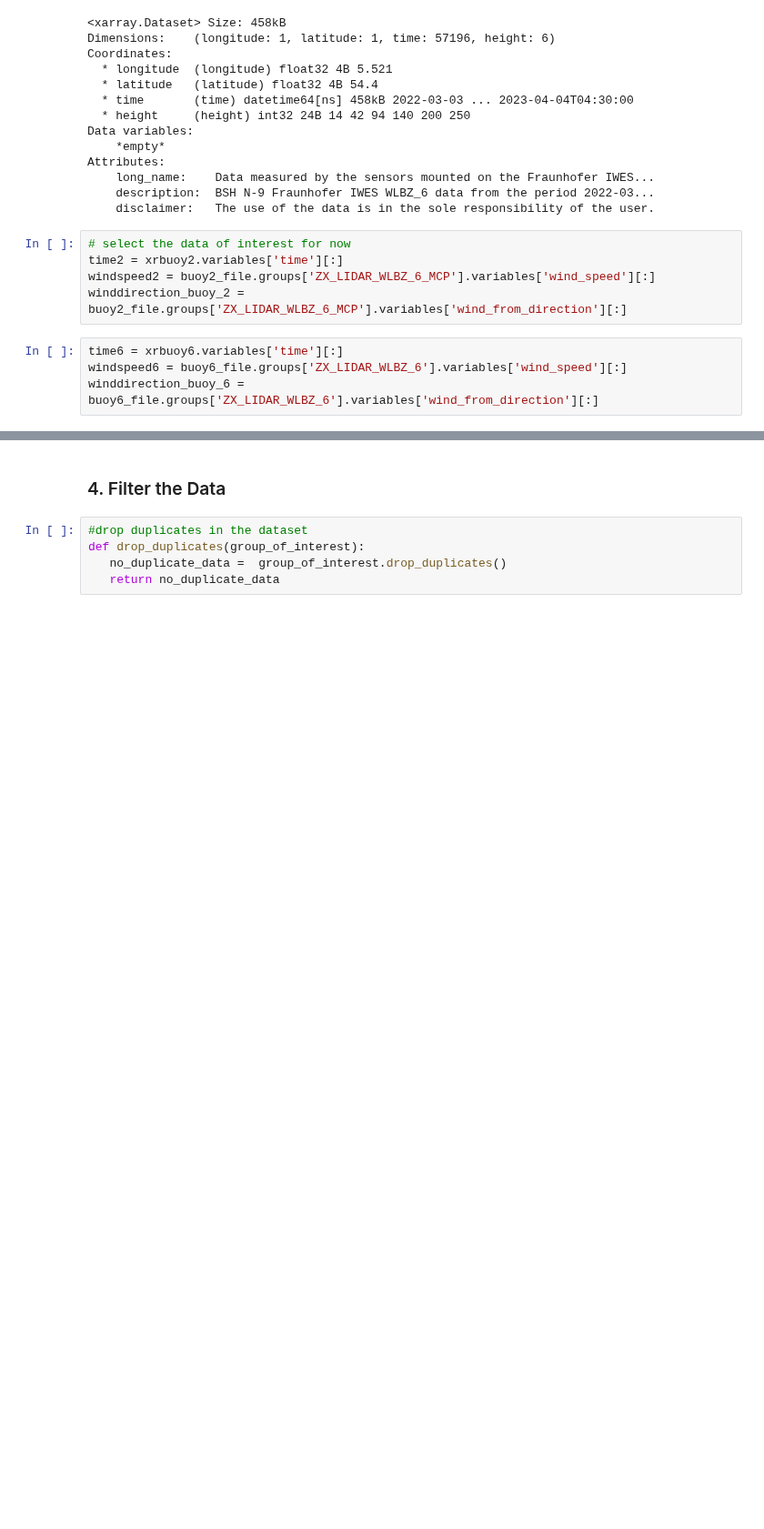
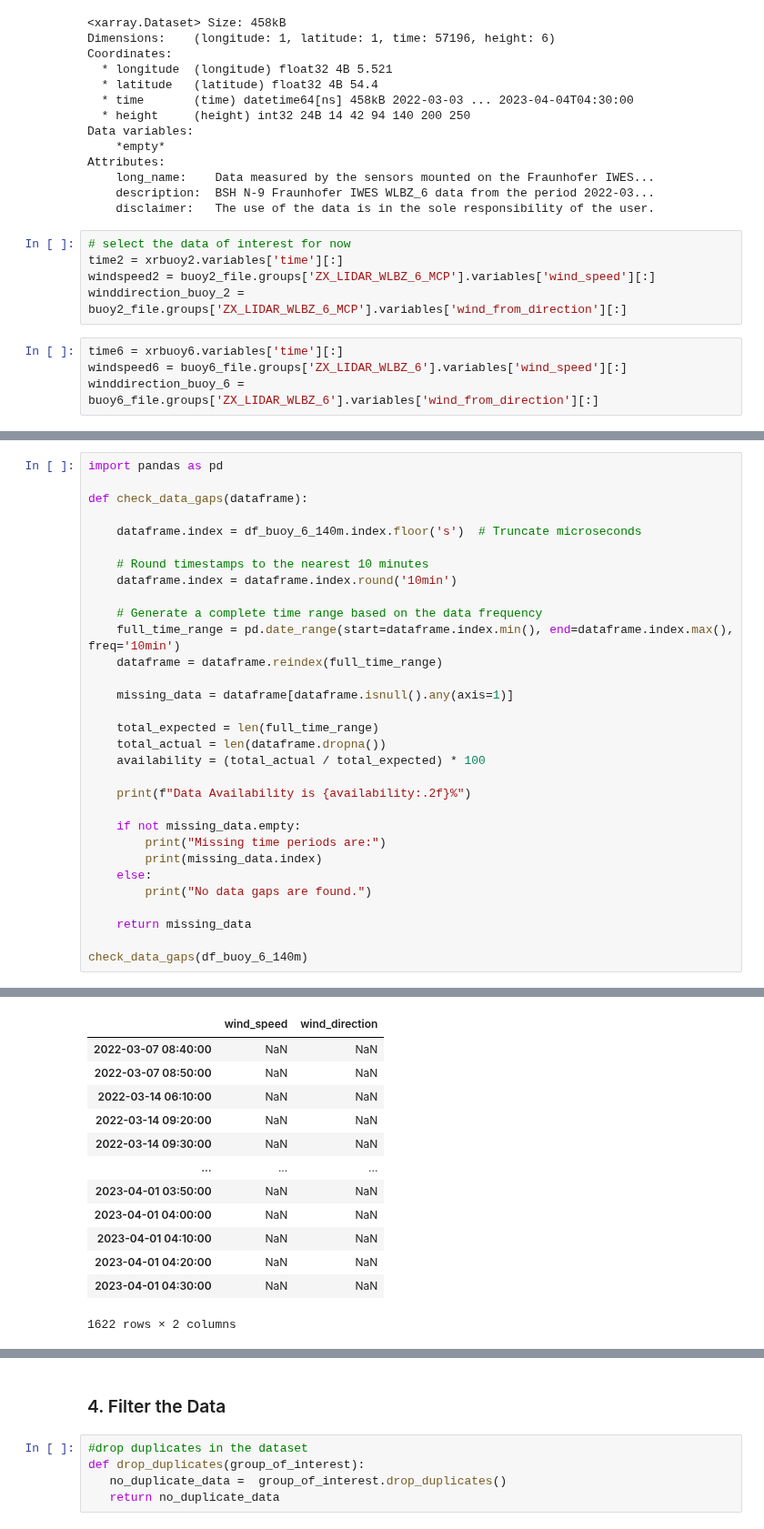
Before and after one commit to boujuan/StudentProject-Yield-Predictions-Offshore, a Jupyter notebook: Short_term_wind_climate_Julia.ipynb, the cells around one changed output, grey strips where cells are left out. Shown at 91% size. Drawn from its saved outputs; the diff is of its cells as text; blank space fills up the shorter version.

```diff
--- a/Short_term_wind_climate_Julia.ipynb
+++ b/Short_term_wind_climate_Julia.ipynb
@@ -144,0 +145,32 @@ df_buoy_6_140m
+# %%
+import pandas as pd
+
+def check_data_gaps(dataframe):
+
+    dataframe.index = df_buoy_6_140m.index.floor('s')  # Truncate microseconds
+
+    # Round timestamps to the nearest 10 minutes
+    dataframe.index = dataframe.index.round('10min')
+
+    # Generate a complete time range based on the data frequency
+    full_time_range = pd.date_range(start=dataframe.index.min(), end=dataframe.index.max(), freq='10min')
+    dataframe = dataframe.reindex(full_time_range)
+
+    missing_data = dataframe[dataframe.isnull().any(axis=1)]
+
+    total_expected = len(full_time_range)
+    total_actual = len(dataframe.dropna())
+    availability = (total_actual / total_expected) * 100
+
+    print(f"Data Availability is {availability:.2f}%")
+
+    if not missing_data.empty:
+        print("Missing time periods are:")
+        print(missing_data.index)
+    else:
+        print("No data gaps are found.")
+
+    return missing_data
+
+check_data_gaps(df_buoy_6_140m)
+# %% [output]
@@ -144,0 +191,13 @@ df_buoy_6_140m
+|  | wind_speed | wind_direction |
+| 2022-03-07 08:40:00 | NaN | NaN |
+| 2022-03-07 08:50:00 | NaN | NaN |
+| 2022-03-14 06:10:00 | NaN | NaN |
+| 2022-03-14 09:20:00 | NaN | NaN |
+| 2022-03-14 09:30:00 | NaN | NaN |
+| ... | ... | ... |
+| 2023-04-01 03:50:00 | NaN | NaN |
+| 2023-04-01 04:00:00 | NaN | NaN |
+| 2023-04-01 04:10:00 | NaN | NaN |
+| 2023-04-01 04:20:00 | NaN | NaN |
+| 2023-04-01 04:30:00 | NaN | NaN |
+1622 rows × 2 columns
```
Also changed, not shown: parts of 5 cells of this notebook.
